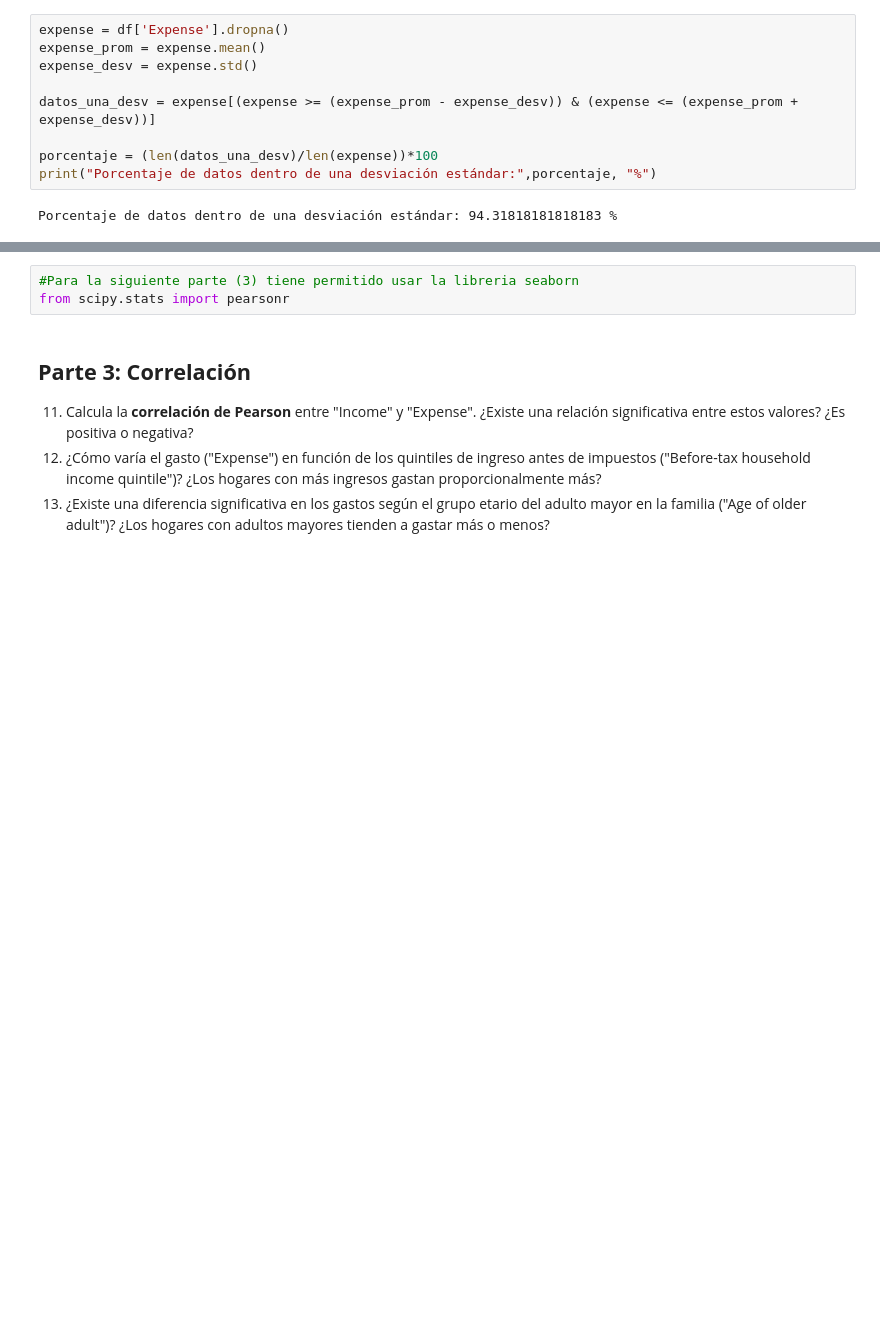
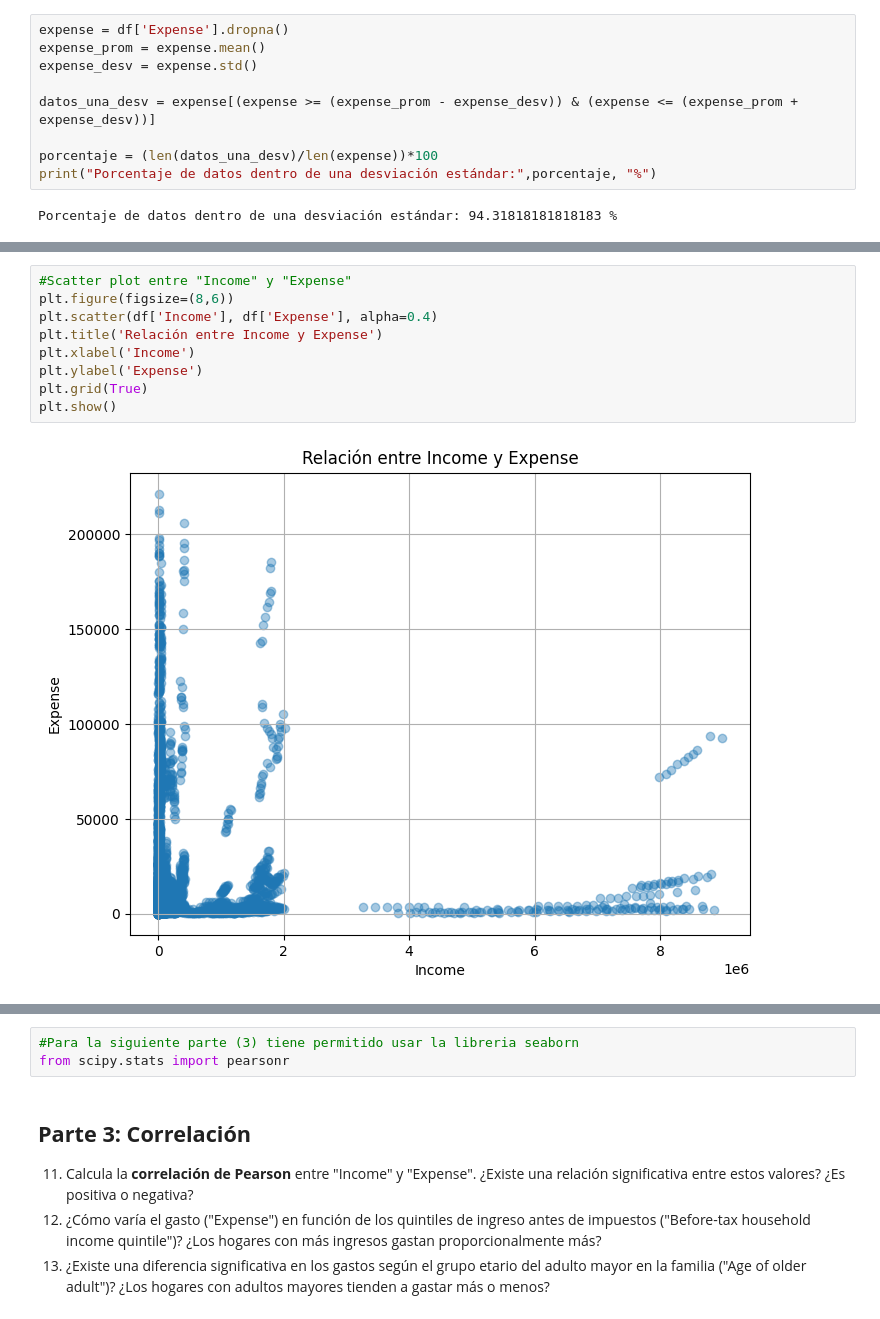
Before and after one commit to FelipeScanda/Mineria-de-Datos, a Jupyter notebook: Tarea 1/Tarea 1 Mineria de Datos, Felipe Scanda.ipynb, the cells around one changed output, grey strips where cells are left out. Saved outputs shown, nothing was run; the diff lists cells and outputs as text; blank space fills up the shorter version.

```diff
--- a/Tarea 1/Tarea 1 Mineria de Datos, Felipe Scanda.ipynb
+++ b/Tarea 1/Tarea 1 Mineria de Datos, Felipe Scanda.ipynb
@@ -360,0 +384,11 @@ El porcentaje obtenido se aleja demasiado del 68% de una distribución normal co
+# %%
+#Scatter plot entre "Income" y "Expense"
+plt.figure(figsize=(8,6))
+plt.scatter(df['Income'], df['Expense'], alpha=0.4)
+plt.title('Relación entre Income y Expense')
+plt.xlabel('Income')
+plt.ylabel('Expense')
+plt.grid(True)
+plt.show()
+# %% [output]
+[figure, added]
```
Also changed, not shown: parts of 20 cells of this notebook.
